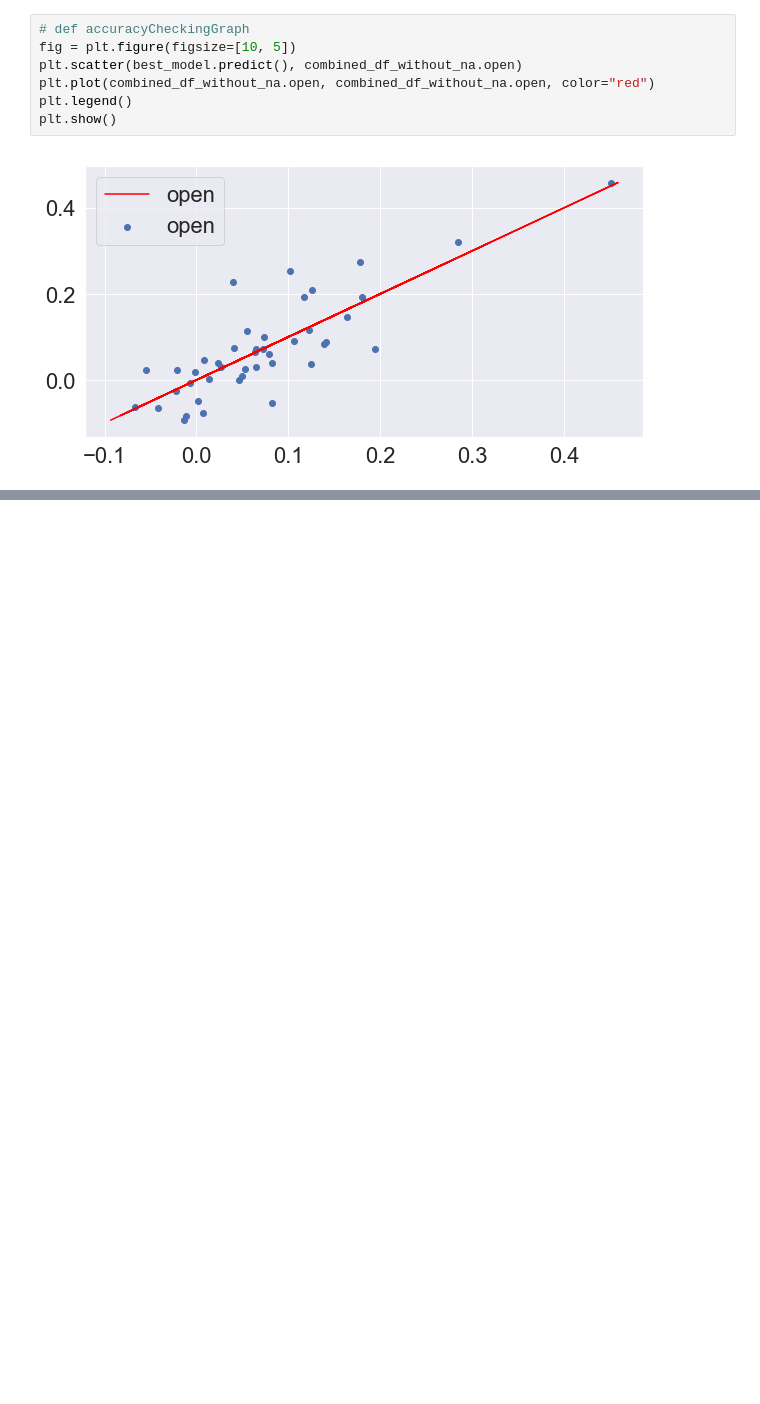
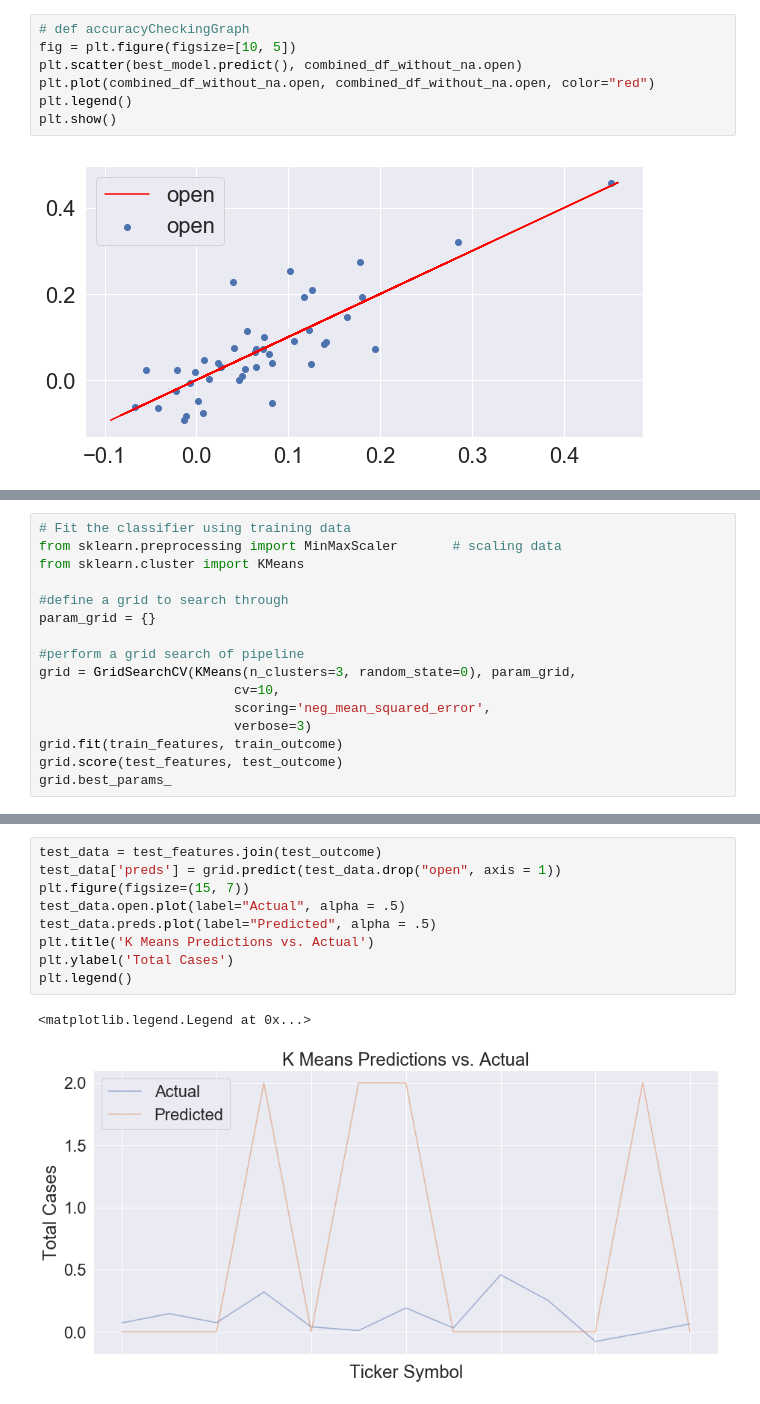
Before and after one commit to itskevinwin/INFO370-Project, a Jupyter notebook: Untitled.ipynb, the cells around one changed output, grey strips where cells are left out. Saved outputs shown, nothing was run; the diff lists cells and outputs as text; blank space fills up the shorter version.

```diff
--- a/Untitled.ipynb
+++ b/Untitled.ipynb
@@ -558,0 +662,16 @@ plt.show()
+# %%
+# Fit the classifier using training data
+from sklearn.preprocessing import MinMaxScaler       # scaling data
+from sklearn.cluster import KMeans
+
+#define a grid to search through
+param_grid = {}
+
+#perform a grid search of pipeline
+grid = GridSearchCV(KMeans(n_clusters=3, random_state=0), param_grid,
+                         cv=10,
+                         scoring='neg_mean_squared_error',
+                         verbose=3)
+grid.fit(train_features, train_outcome)
+grid.score(test_features, test_outcome)
+grid.best_params_
@@ -558,0 +701,12 @@ plt.show()
+# %%
+test_data = test_features.join(test_outcome)
+test_data['preds'] = grid.predict(test_data.drop("open", axis = 1))
+plt.figure(figsize=(15, 7))
+test_data.open.plot(label="Actual", alpha = .5)
+test_data.preds.plot(label="Predicted", alpha = .5)
+plt.title('K Means Predictions vs. Actual')
+plt.ylabel('Total Cases')
+plt.legend()
+# %% [output]
+<matplotlib.legend.Legend at 0x...>
+[figure, added]
```
Also changed, not shown: parts of 14 cells of this notebook.
